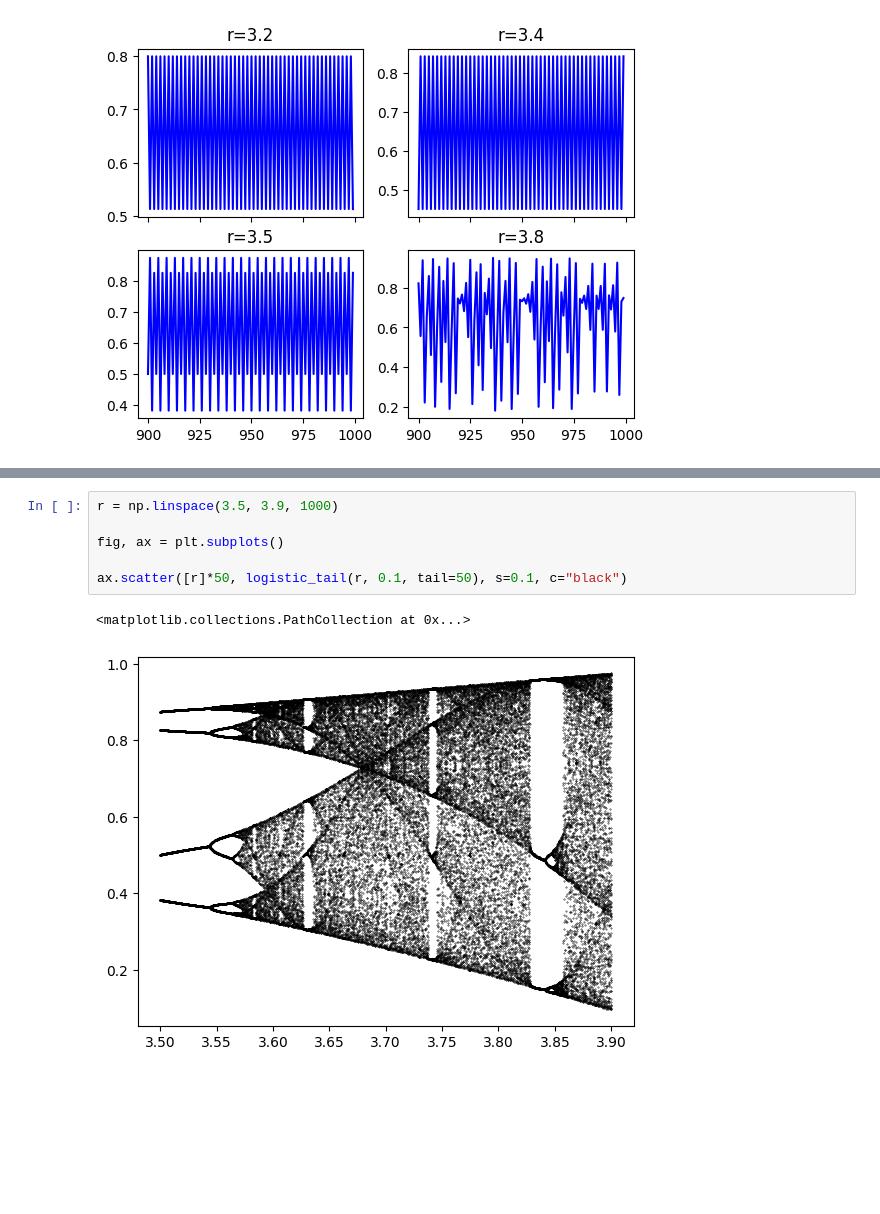
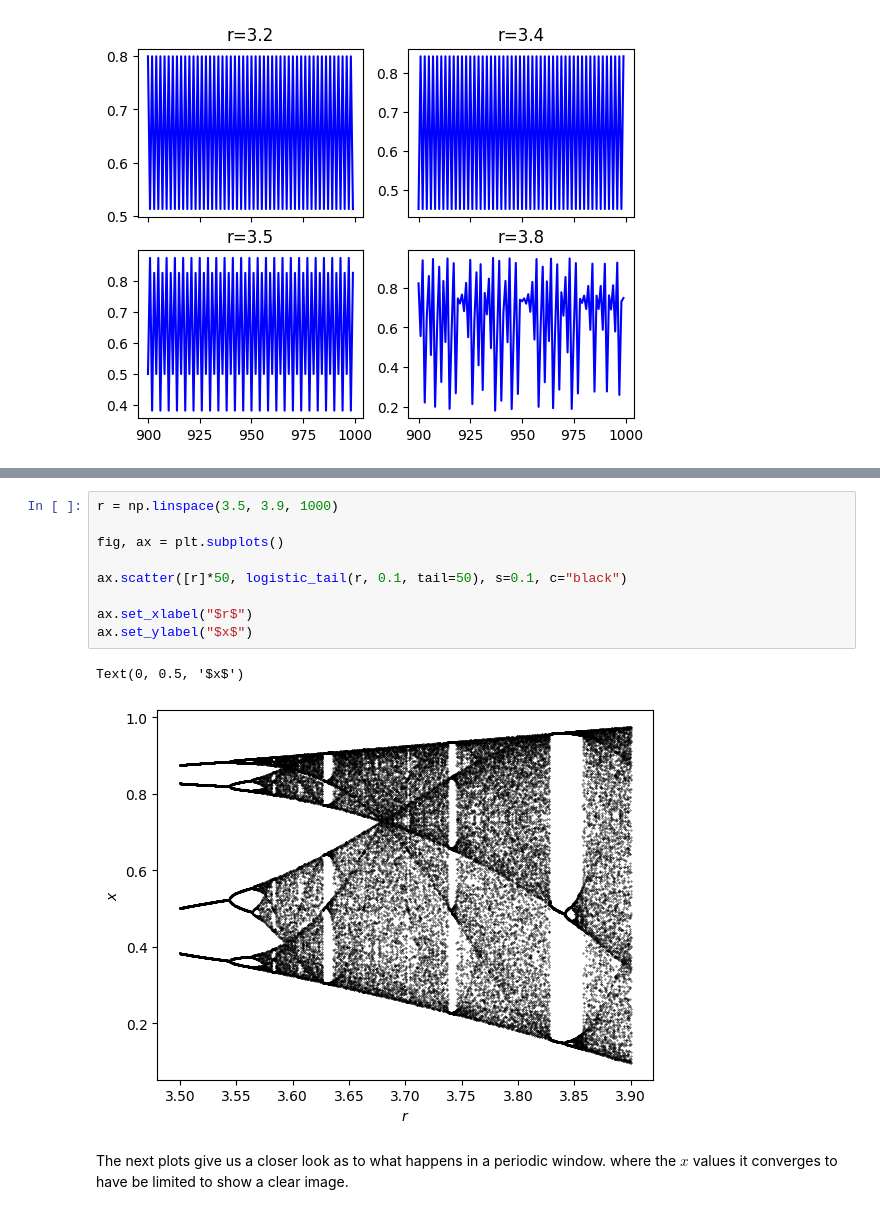
Before and after one commit to sarahmccarney/AMA3020-Solo-Project-Supplementary-Material, a Jupyter notebook: logistic.ipynb, the cells around one changed output, grey strips where cells are left out. Saved outputs shown, nothing was run; the diff lists cells and outputs as text; blank space fills up the shorter version.

```diff
--- a/logistic.ipynb
+++ b/logistic.ipynb
@@ -102,9 +149,14 @@ ax.scatter([r]*100, logistic_tail(r, 0.1, tail=100), s=0.1, c="black")
 # %%
 r = np.linspace(3.5, 3.9, 1000)
 
 fig, ax = plt.subplots()
 
 ax.scatter([r]*50, logistic_tail(r, 0.1, tail=50), s=0.1, c="black")
+
+ax.set_xlabel("$r$")
+ax.set_ylabel("$x$")
 # %% [output]
-<matplotlib.collections.PathCollection at 0x...>
+Text(0, 0.5, '$x$')
-[figure, old version]
+[figure, new version]
+# %% [markdown]
+The next plots give us a closer look as to what happens in a periodic window. where the $x$ values it converges to have be limited to show a clear image.
```
Also changed, not shown: parts of 32 cells of this notebook, 1 other file.
